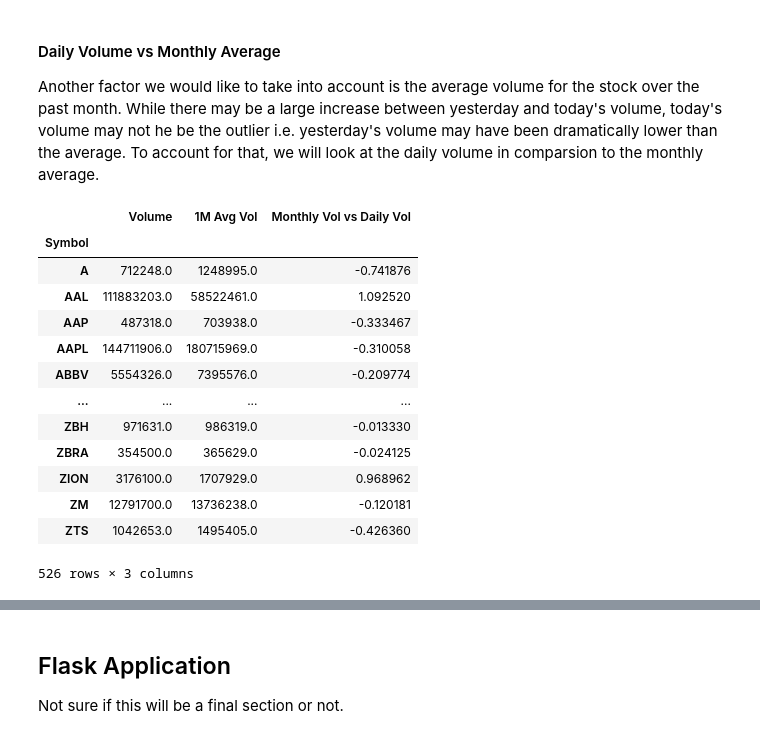
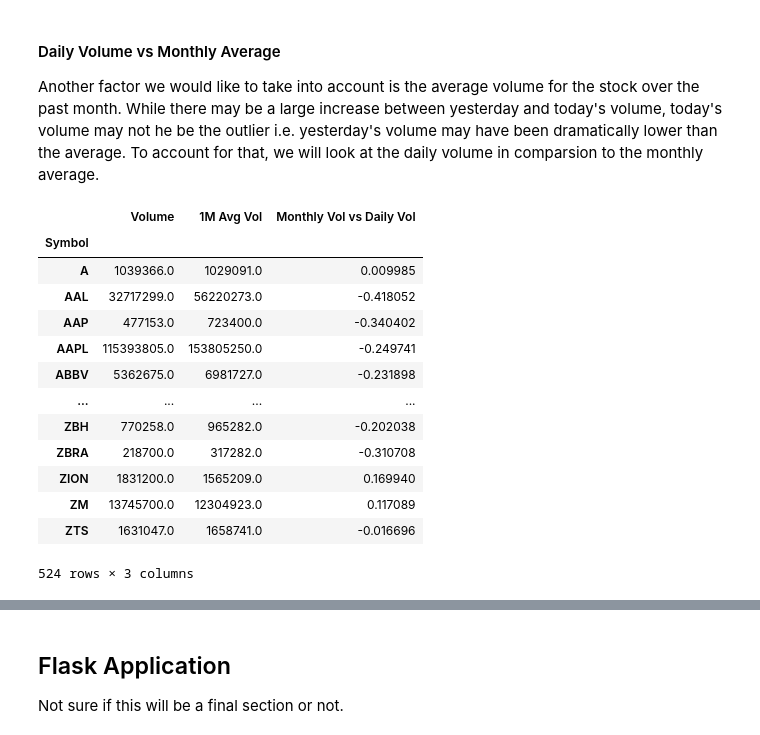
Before and after one commit to WDB40/data-processing-python, a Jupyter notebook: stock_volume_to_price_analysis.ipynb, the cells around one changed output, grey strips where cells are left out. Drawn from its saved outputs; the diff is of its cells as text; code cells hidden in the pictures.

```diff
--- a/stock_volume_to_price_analysis.ipynb
+++ b/stock_volume_to_price_analysis.ipynb
@@ -30,7 +30,7 @@ Where the actual analysis will occur.
 import pandas as pd
 import os
 
-filepath = os.path.join(os.getcwd(), 'data', 'stocks-screener-10-02-2020.csv')
+filepath = os.path.join(os.getcwd(), 'data', 'stocks-screener-10-18-2020.csv')
 stock_data = pd.read_csv(filepath)
 
 #There is a known line at the end of the file that contains bad values
@@ -114,0 +133,3 @@ Overall Stock Market Change: 0.019906402417855622
+# %%
+stock_data["Prev Vol vs 5D Avg Vol"] = (stock_data["Volume"] - stock_data["5D Avg Vol"]) / stock_data["5D Avg Vol"]
+stock_data[["Prev Vol","5D Avg Vol", "Prev Vol vs 5D Avg Vol"]]
@@ -116,20 +152,20 @@ Overall Stock Market Change: 0.019906402417855622
 <h4>Daily Volume vs Monthly Average</h4>
 Another factor we would like to take into account is the average volume for the stock over the past month. While there may be a large increase between yesterday and today's volume, today's volume may not he be the outlier i.e. yesterday's volume may have been dramatically lower than the average. To account for that, we will look at the daily volume in comparsion to the monthly average.
 # %%
-stock_data["Monthly Vol vs Daily Vol"] = (stock_data["Volume"] - stock_data["1M Avg Vol"]) / stock_data["Prev Vol"]
+stock_data["Monthly Vol vs Daily Vol"] = (stock_data["Volume"] - stock_data["1M Avg Vol"]) / stock_data["1M Avg Vol"]
 stock_data[["Volume","1M Avg Vol", "Monthly Vol vs Daily Vol"]]
 # %% [output]
 |  | Volume | 1M Avg Vol | Monthly Vol vs Daily Vol |
 | Symbol |  |  |  |
-| A | 712248.0 | 1248995.0 | -0.741876 |
-| AAL | 111883203.0 | 58522461.0 | 1.092520 |
-| AAP | 487318.0 | 703938.0 | -0.333467 |
-| AAPL | 144711906.0 | 180715969.0 | -0.310058 |
-| ABBV | 5554326.0 | 7395576.0 | -0.209774 |
+| A | 1039366.0 | 1029091.0 | 0.009985 |
+| AAL | 32717299.0 | 56220273.0 | -0.418052 |
+| AAP | 477153.0 | 723400.0 | -0.340402 |
+| AAPL | 115393805.0 | 153805250.0 | -0.249741 |
+| ABBV | 5362675.0 | 6981727.0 | -0.231898 |
 | ... | ... | ... | ... |
-| ZBH | 971631.0 | 986319.0 | -0.013330 |
-| ZBRA | 354500.0 | 365629.0 | -0.024125 |
-| ZION | 3176100.0 | 1707929.0 | 0.968962 |
-| ZM | 12791700.0 | 13736238.0 | -0.120181 |
-| ZTS | 1042653.0 | 1495405.0 | -0.426360 |
+| ZBH | 770258.0 | 965282.0 | -0.202038 |
+| ZBRA | 218700.0 | 317282.0 | -0.310708 |
+| ZION | 1831200.0 | 1565209.0 | 0.169940 |
+| ZM | 13745700.0 | 12304923.0 | 0.117089 |
+| ZTS | 1631047.0 | 1658741.0 | -0.016696 |
-526 rows × 3 columns
+524 rows × 3 columns
```
Also changed, not shown: parts of 33 cells of this notebook, 1 other file.
